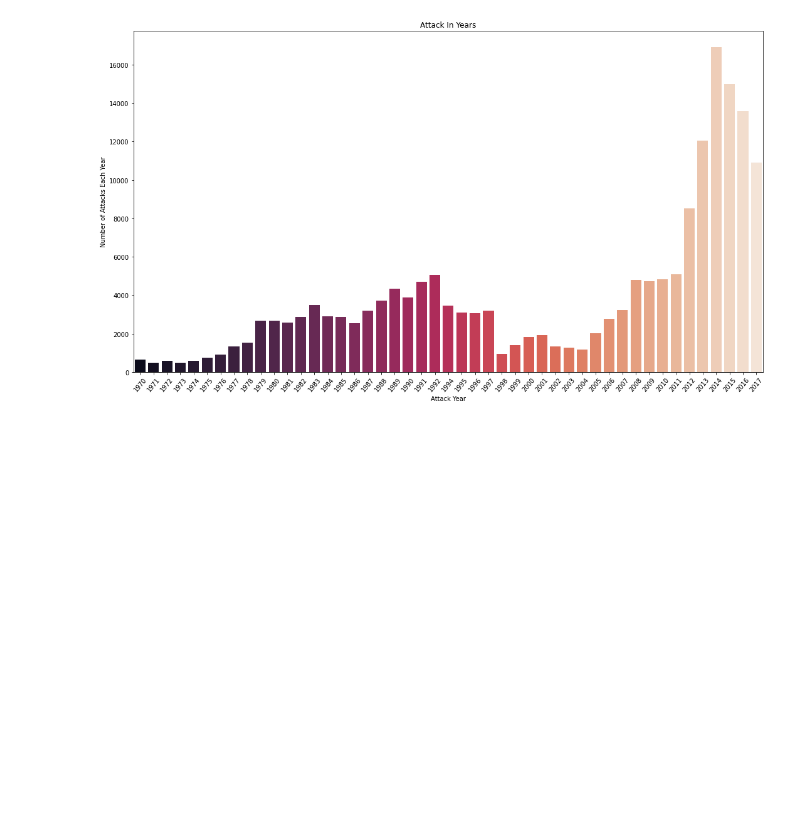
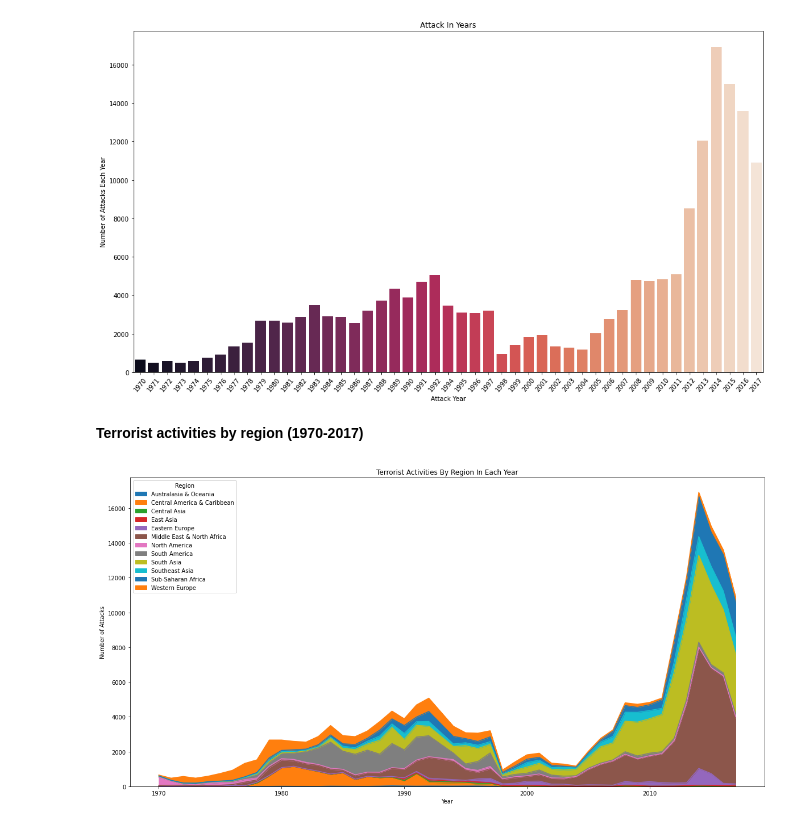
Before and after one commit to Rohan20202/Global-Terrorism-Analysis, a Jupyter notebook: GTD.ipynb, the cells around one changed output. Cells and saved outputs as stored; diff of their text form; code cells hidden in the pictures; blank space fills up the shorter version.

```diff
--- a/GTD.ipynb
+++ b/GTD.ipynb
@@ -251,3 +252,12 @@ plt.title('Attack In Years')
 plt.show()
 # %% [output]
 [figure]
+# %% [markdown]
+**Terrorist activities by region (1970-2017)**
+# %%
+pd.crosstab(GTD.Year, GTD.Region).plot(kind='area',figsize=(20,10))
+plt.title('Terrorist Activities By Region In Each Year')
+plt.ylabel('Number of Attacks')
+plt.show()
+# %% [output]
+[figure, added]
```
Also changed, not shown: parts of 21 cells of this notebook.
